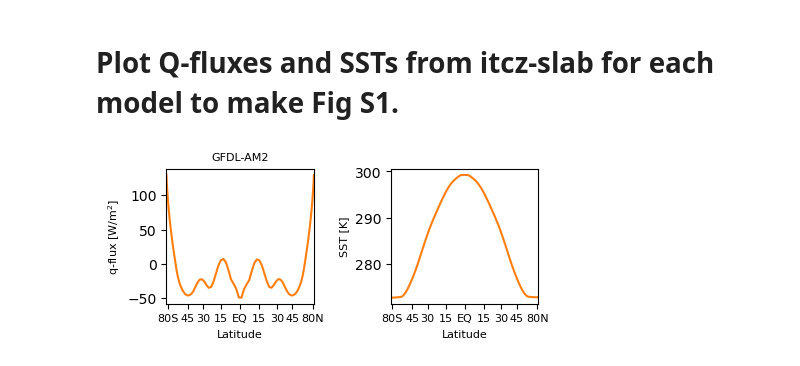
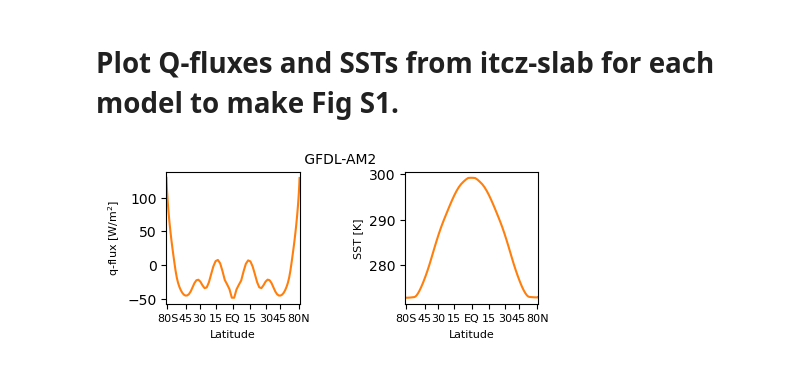
Before and after one commit to apendergrass/width-itcz-mip, a Jupyter notebook: plot-SST-F.ipynb, the cells around one changed output. Drawn from its saved outputs; the diff is of its cells as text; code cells hidden in the pictures.

```diff
--- a/plot-SST-F.ipynb
+++ b/plot-SST-F.ipynb
@@ -274,8 +274,8 @@ ctl_data = data[model][exp_plot_ctl]
     ax1.set_xticklabels(plot_xtick_labels,fontsize=8)
     ax1.set_xlabel("Latitude",fontsize=8)
 
-    ax1.set_title(thismodel,fontsize=8)
 
+    ax1.set_title(" "+thismodel,fontsize=10,loc="right",ha="left")
 
 
 
@@ -317,34 +317,34 @@ ctl_data = data[model][exp_plot_ctl]
 
     #plt.tight_layout(rect=(0, 0, 1, 0.95))
 
     #return ax_list
     axes = ax_list
 
     #axes[0].set_ylabel("Precipitation [mm day$^{-1}$]",fontsize=8)
 
     for ax in axes[:]:
         for line in ax.lines:
             lab = line.get_label()
             if lab in A_labels:
                 #line.set_color(A_colors[A_labels.index(lab)])
                 line.set_color(colors[model])
 
     axes[0].legend(fontsize=8, frameon=False)
     axes[0].legend().set_visible(False)
 
 
     axes[0].set_ylabel("q-flux [W/m$^2$]",fontsize=8)
 
     axes[1].set_ylabel("SST [K]",fontsize=8)
 
 
 
     plt.tight_layout()
 
 
     plt.savefig(os.path.join(fig_dir, "gfdl-qflux.eps"))
 # %% [output]
-[figure, old version]
+[figure, new version]
 # %%
 model_list = ["GFDL-AM2", "CESM1", "CESM2", "Isca"]
 
```
Also changed, not shown: parts of 4 cells of this notebook.
